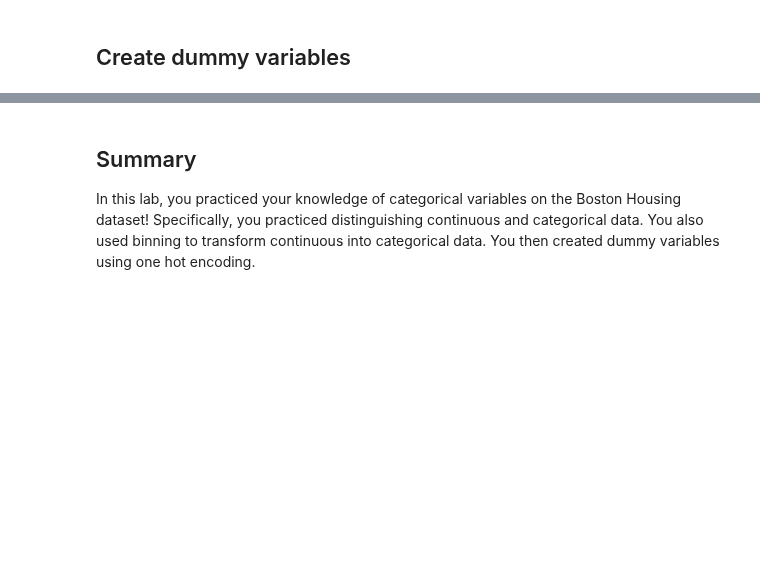
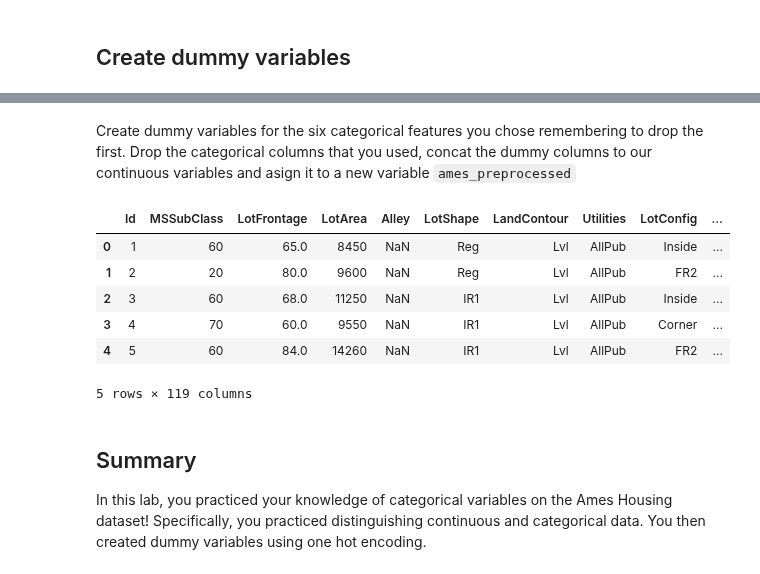
Before and after one commit to learn-co-curriculum/dsc-categorical-variables-regression-lab, a Jupyter notebook: index.ipynb, the cells around one changed output, grey strips where cells are left out. Cells and saved outputs as stored; diff of their text form; code cells hidden in the pictures; blank space fills up the shorter version.

```diff
--- a/index.ipynb
+++ b/index.ipynb
@@ -298,4 +144,25 @@ Note how you end up with 19 columns now!
+# %% [markdown]
+Create dummy variables for the six categorical features you chose remembering to drop the first. Drop the categorical columns that you used, concat the dummy columns to our continuous variables and asign it to a new variable `ames_preprocessed`
+# %%
+
+# Create dummy variables for your six categorical features
+
+dummies = pd.get_dummies(ames[categoricals], prefix=categoricals, drop_first=True)
+
+ames_preprocessed = ames.drop(categoricals, axis=1)
+
+ames_preprocessed = pd.concat([ames_preprocessed, dummies], axis=1)
+
+ames_preprocessed.head()
+# %% [output]
+|  | Id | MSSubClass | LotFrontage | LotArea | Alley | LotShape | LandContour | Utilities | LotConfig | ... |
+| 0 | 1 | 60 | 65.0 | 8450 | NaN | Reg | Lvl | AllPub | Inside | ... |
+| 1 | 2 | 20 | 80.0 | 9600 | NaN | Reg | Lvl | AllPub | FR2 | ... |
+| 2 | 3 | 60 | 68.0 | 11250 | NaN | IR1 | Lvl | AllPub | Inside | ... |
+| 3 | 4 | 70 | 60.0 | 9550 | NaN | IR1 | Lvl | AllPub | Corner | ... |
+| 4 | 5 | 60 | 84.0 | 14260 | NaN | IR1 | Lvl | AllPub | FR2 | ... |
+5 rows × 119 columns
 # %% [markdown]
 ## Summary
 
-In this lab, you practiced your knowledge of categorical variables on the Boston Housing dataset! Specifically, you practiced distinguishing continuous and categorical data. You also used binning to transform continuous into categorical data. You then created dummy variables using one hot encoding.
+In this lab, you practiced your knowledge of categorical variables on the Ames Housing dataset! Specifically, you practiced distinguishing continuous and categorical data. You then created dummy variables using one hot encoding.
```
Also changed, not shown: parts of 62 cells of this notebook, 20 other files.
